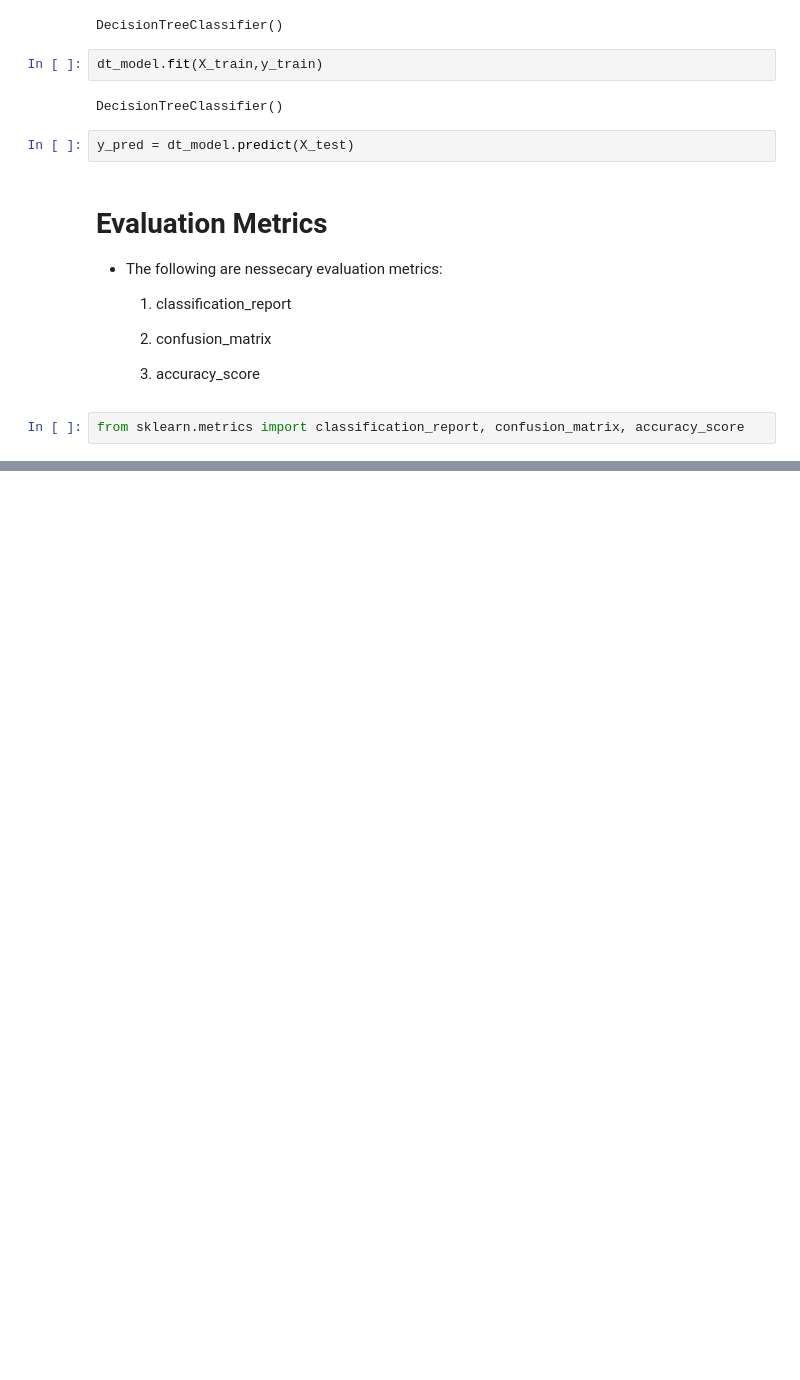
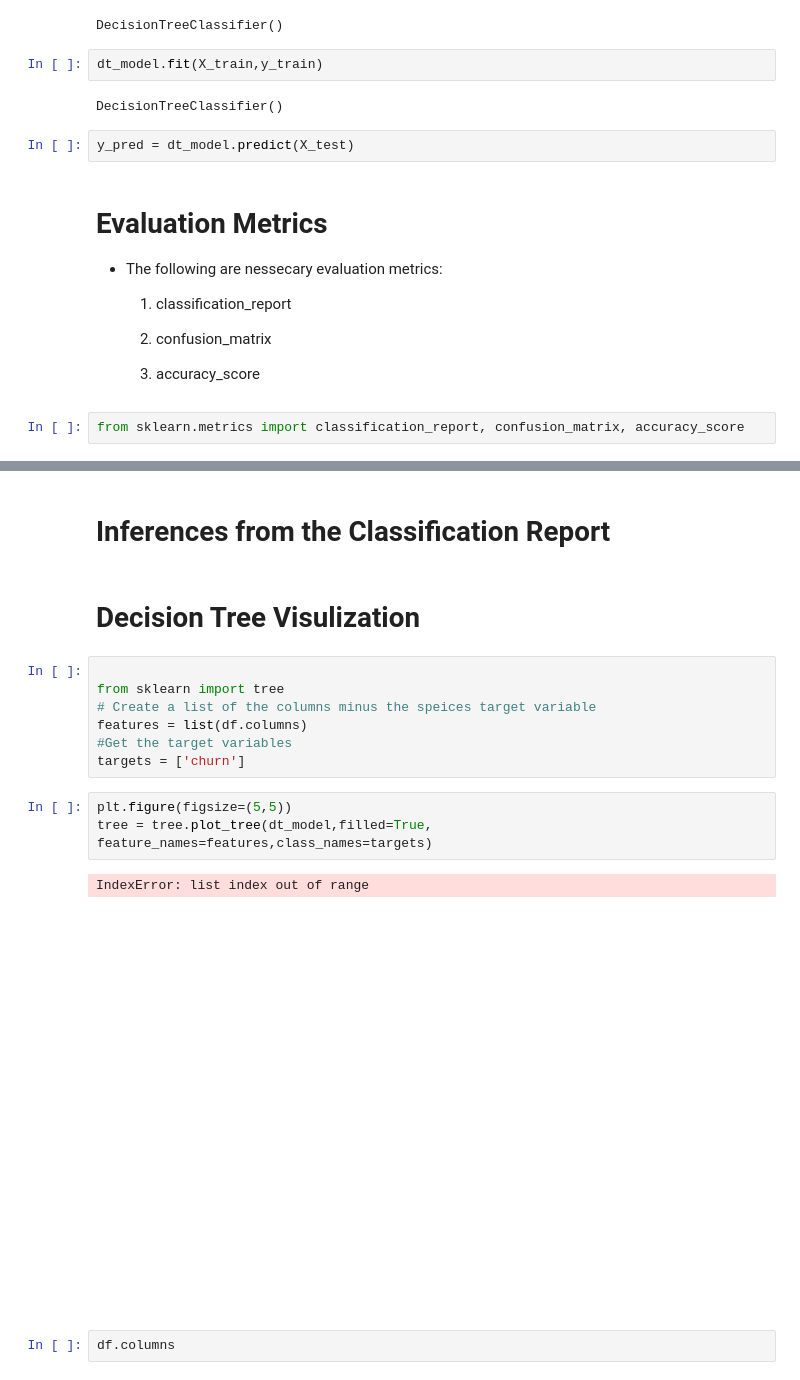
Before and after one commit to Kevan-Muthomi/PhaseThreeProject, a Jupyter notebook: index.ipynb, the cells around one changed output, grey strips where cells are left out. Drawn from its saved outputs; the diff is of its cells as text; blank space fills up the shorter version.

Commit message:
Decision Tree Error Resolution

```diff
--- a/index.ipynb
+++ b/index.ipynb
@@ -467,0 +515,19 @@ from sklearn.metrics import classification_report, confusion_matrix, accuracy_sc
+# %% [markdown]
+# Inferences from the Classification Report
+# %% [markdown]
+# Decision Tree Visulization
+# %%
+
+from sklearn import tree
+# Create a list of the columns minus the speices target variable
+features = list(df.columns)
+#Get the target variables
+targets = ['churn']
+# %%
+plt.figure(figsize=(5,5))
+tree = tree.plot_tree(dt_model,filled=True, feature_names=features,class_names=targets)
+# %% [output]
+IndexError: list index out of range
+[figure, added]
+# %%
+df.columns
```
Also changed, not shown: parts of 21 cells of this notebook.
